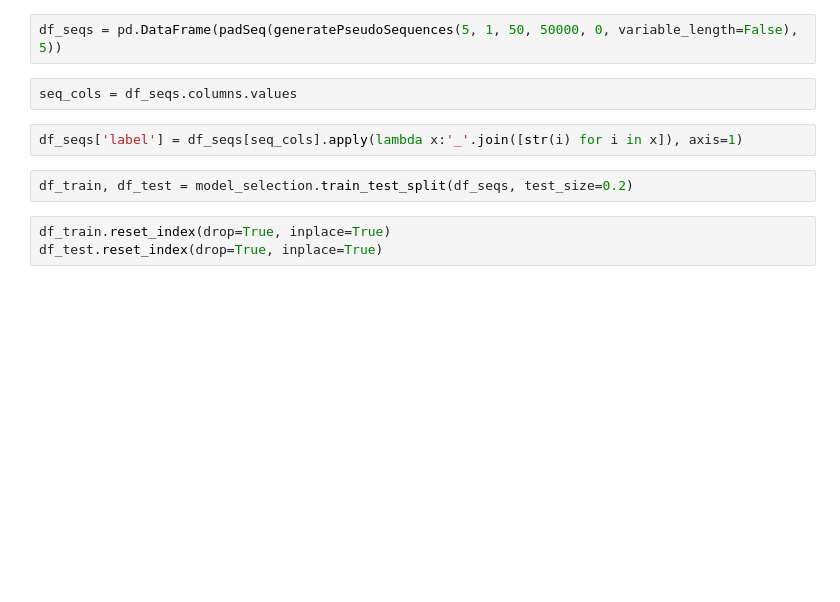
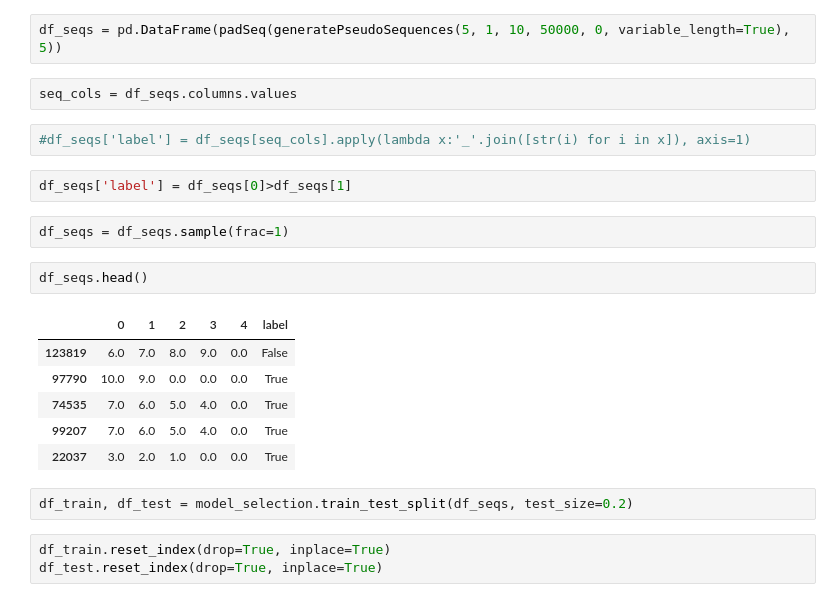
Before and after one commit to kuhanw/sequence_compression, a Jupyter notebook: sequence_compression_prototype.ipynb, the cells around one changed output. Saved outputs shown, nothing was run; the diff lists cells and outputs as text; blank space fills up the shorter version.

```diff
--- a/sequence_compression_prototype.ipynb
+++ b/sequence_compression_prototype.ipynb
@@ -148,9 +170,22 @@ def generatePseudoSequences(seq_length, low, high, n_seqs, seed, variable_length
 # %%
-df_seqs = pd.DataFrame(padSeq(generatePseudoSequences(5, 1, 50, 50000, 0, variable_length=False), 5))
+df_seqs = pd.DataFrame(padSeq(generatePseudoSequences(5, 1, 10, 50000, 0, variable_length=True), 5))
 # %%
 seq_cols = df_seqs.columns.values
 # %%
-df_seqs['label'] = df_seqs[seq_cols].apply(lambda x:'_'.join([str(i) for i in x]), axis=1)
+#df_seqs['label'] = df_seqs[seq_cols].apply(lambda x:'_'.join([str(i) for i in x]), axis=1)
+# %%
+df_seqs['label'] = df_seqs[0]>df_seqs[1]
+# %%
+df_seqs = df_seqs.sample(frac=1)
+# %%
+df_seqs.head()
+# %% [output]
+|  | 0 | 1 | 2 | 3 | 4 | label |
+| 123819 | 6.0 | 7.0 | 8.0 | 9.0 | 0.0 | False |
+| 97790 | 10.0 | 9.0 | 0.0 | 0.0 | 0.0 | True |
+| 74535 | 7.0 | 6.0 | 5.0 | 4.0 | 0.0 | True |
+| 99207 | 7.0 | 6.0 | 5.0 | 4.0 | 0.0 | True |
+| 22037 | 3.0 | 2.0 | 1.0 | 0.0 | 0.0 | True |
 # %%
 df_train, df_test = model_selection.train_test_split(df_seqs, test_size=0.2)
 # %%
```
Also changed, not shown: parts of 19 cells of this notebook.
